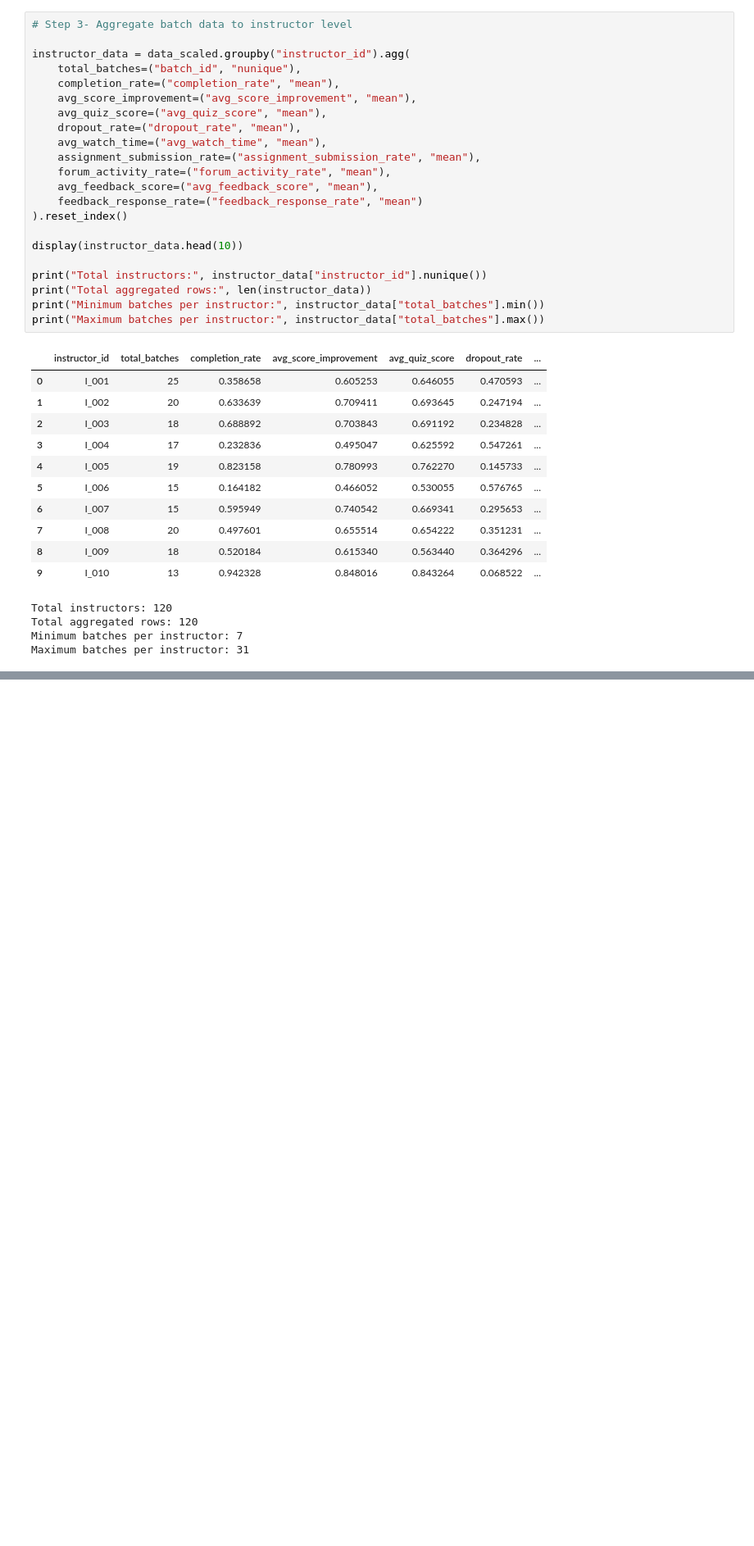
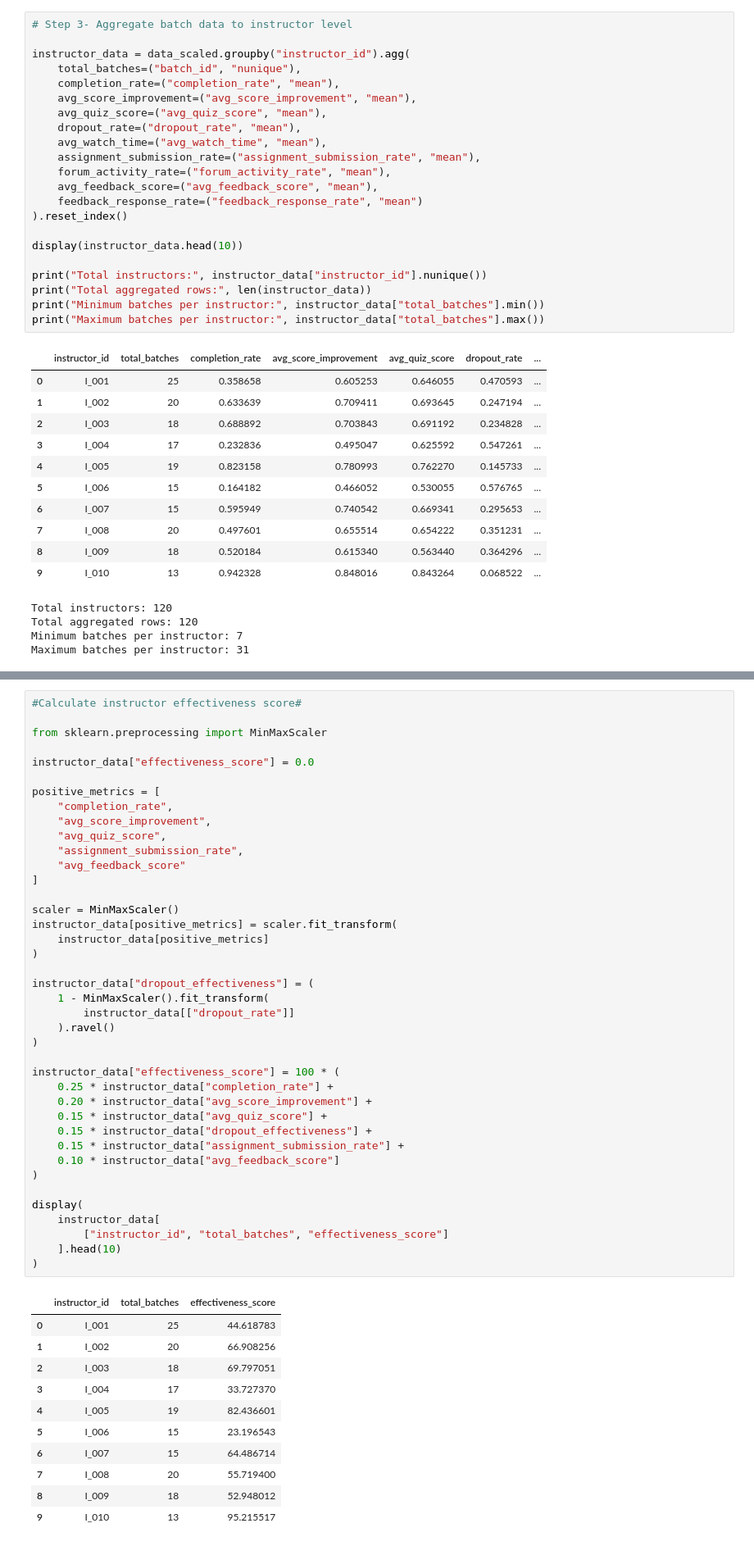
Before and after one commit to AJ0043/Instructor-Effectiveness-Modeling-EdTech-Context-, a Jupyter notebook: Untitled20.ipynb, the cells around one changed output, grey strips where cells are left out. Shown at 82% size. Drawn from its saved outputs; the diff is of its cells as text; blank space fills up the shorter version.

```diff
--- a/Untitled20.ipynb
+++ b/Untitled20.ipynb
@@ -1026,0 +1039,52 @@ Maximum batches per instructor: 31
+# %%
+#Calculate instructor effectiveness score#
+
+from sklearn.preprocessing import MinMaxScaler
+
+instructor_data["effectiveness_score"] = 0.0
+
+positive_metrics = [
+    "completion_rate",
+    "avg_score_improvement",
+    "avg_quiz_score",
+    "assignment_submission_rate",
+    "avg_feedback_score"
+]
+
+scaler = MinMaxScaler()
+instructor_data[positive_metrics] = scaler.fit_transform(
+    instructor_data[positive_metrics]
+)
+
+instructor_data["dropout_effectiveness"] = (
+    1 - MinMaxScaler().fit_transform(
+        instructor_data[["dropout_rate"]]
+    ).ravel()
+)
+
+instructor_data["effectiveness_score"] = 100 * (
+    0.25 * instructor_data["completion_rate"] +
+    0.20 * instructor_data["avg_score_improvement"] +
+    0.15 * instructor_data["avg_quiz_score"] +
+    0.15 * instructor_data["dropout_effectiveness"] +
+    0.15 * instructor_data["assignment_submission_rate"] +
+    0.10 * instructor_data["avg_feedback_score"]
+)
+
+display(
+    instructor_data[
+        ["instructor_id", "total_batches", "effectiveness_score"]
+    ].head(10)
+)
+# %% [output]
+|  | instructor_id | total_batches | effectiveness_score |
+| 0 | I_001 | 25 | 44.618783 |
+| 1 | I_002 | 20 | 66.908256 |
+| 2 | I_003 | 18 | 69.797051 |
+| 3 | I_004 | 17 | 33.727370 |
+| 4 | I_005 | 19 | 82.436601 |
+| 5 | I_006 | 15 | 23.196543 |
+| 6 | I_007 | 15 | 64.486714 |
+| 7 | I_008 | 20 | 55.719400 |
+| 8 | I_009 | 18 | 52.948012 |
+| 9 | I_010 | 13 | 95.215517 |
```
Also changed, not shown: parts of 19 cells of this notebook.
